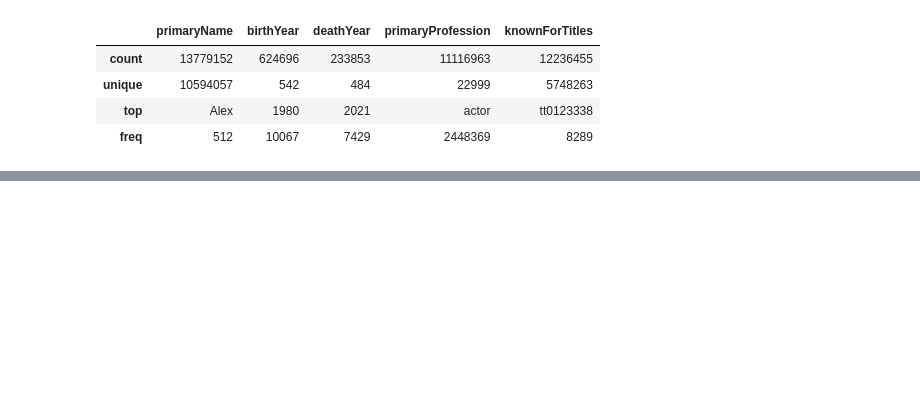
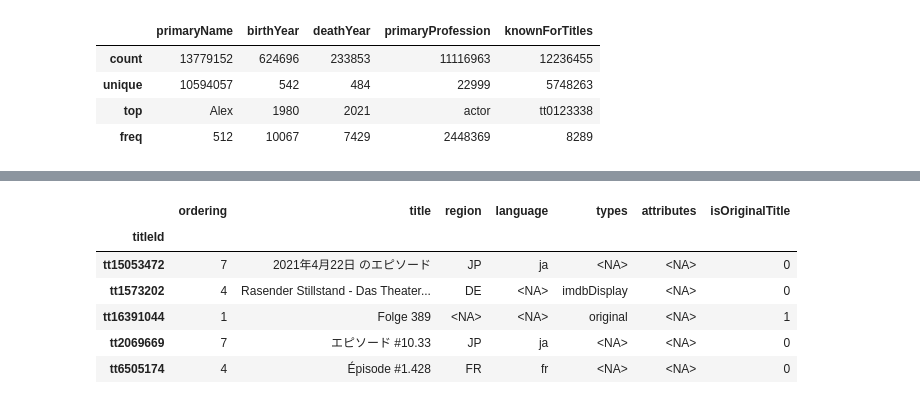
Before and after one commit to SharpWave/Dave_ML, a Jupyter notebook: IMDB2SQL.ipynb, the cells around one changed output, grey strips where cells are left out. Cells and saved outputs as stored; diff of their text form; code cells hidden in the pictures; blank space fills up the shorter version.

```diff
--- a/IMDB2SQL.ipynb
+++ b/IMDB2SQL.ipynb
@@ -118,0 +197,15 @@ conn.close()
+# %%
+# import title.akas.tsv
+title_akas = pd.read_csv('title.akas.tsv', sep='\t')
+title_akas = title_akas.replace('\\N', pd.NA)
+# re-index on titleId
+title_akas.set_index('titleId', inplace=True)
+title_akas.sample(5)
+# %% [output]
+|  | ordering | title | region | language | types | attributes | isOriginalTitle |
+| titleId |  |  |  |  |  |  |  |
+| tt15053472 | 7 | 2021年4月22日 のエピソード | JP | ja | <NA> | <NA> | 0 |
+| tt1573202 | 4 | Rasender Stillstand - Das Theater... | DE | <NA> | imdbDisplay | <NA> | 0 |
+| tt16391044 | 1 | Folge 389 | <NA> | <NA> | original | <NA> | 1 |
+| tt2069669 | 7 | エピソード #10.33 | JP | ja | <NA> | <NA> | 0 |
+| tt6505174 | 4 | Épisode #1.428 | FR | fr | <NA> | <NA> | 0 |
```
Also changed, not shown: parts of 22 cells of this notebook, 1 other file.
